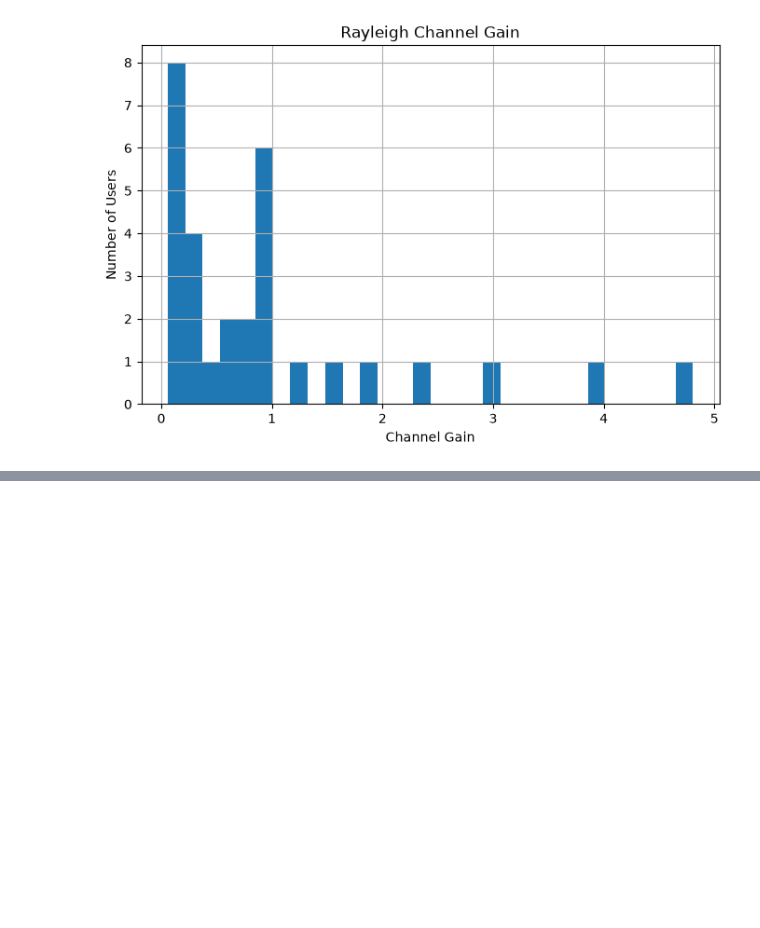
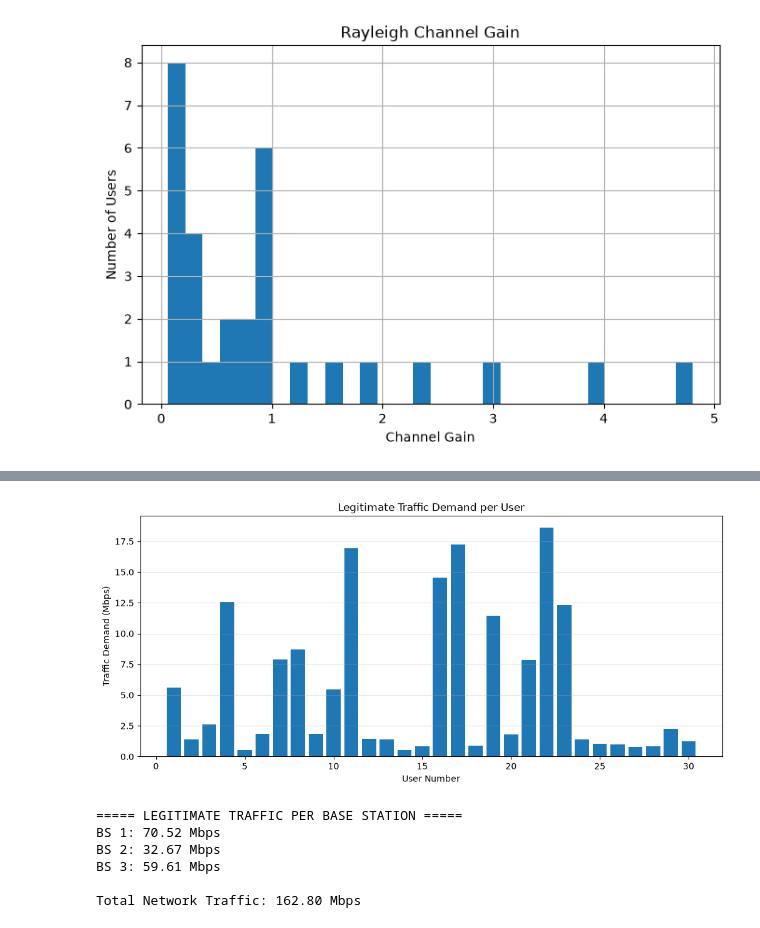
Before and after one commit to Chathuranga630/sionna, a Jupyter notebook: Spoofed_Traffic_v3.ipynb, the cells around one changed output, grey strips where cells are left out. Saved outputs shown, nothing was run; the diff lists cells and outputs as text; code cells hidden in the pictures; blank space fills up the shorter version.

```diff
--- a/Spoofed_Traffic_v3.ipynb
+++ b/Spoofed_Traffic_v3.ipynb
@@ -1805,0 +1988,58 @@ plt.show()
+# %%
+# STEP 13.3 - Plot Traffic Demand per User
+
+plt.figure(figsize=(12, 5))
+
+plt.bar(
+    np.arange(1, num_users + 1),
+    user_traffic
+)
+
+plt.xlabel("User Number")
+plt.ylabel("Traffic Demand (Mbps)")
+plt.title("Legitimate Traffic Demand per User")
+
+plt.grid(axis="y", alpha=0.3)
+
+plt.show()
+# %% [output]
+[figure, added]
+# %%
+assignments_beamforming
+
+# STEP 13.4 - Calculate Traffic Load per Base Station
+
+traffic_per_bs = np.zeros(num_bs)
+
+for bs in range(num_bs):
+
+    # Get users assigned to this BS
+    bs_users = (
+        assignments_beamforming == bs
+    )
+
+    # Sum traffic from assigned users
+    traffic_per_bs[bs] = np.sum(
+        user_traffic[bs_users]
+    )
+
+print("===== LEGITIMATE TRAFFIC PER BASE STATION =====")
+
+for bs in range(num_bs):
+
+    print(
+        f"BS {bs+1}: "
+        f"{traffic_per_bs[bs]:.2f} Mbps"
+    )
+
+print(
+    "\nTotal Network Traffic:",
+    f"{np.sum(traffic_per_bs):.2f} Mbps"
+)
+# %% [output]
+===== LEGITIMATE TRAFFIC PER BASE STATION =====
+BS 1: 70.52 Mbps
+BS 2: 32.67 Mbps
+BS 3: 59.61 Mbps
+
+Total Network Traffic: 162.80 Mbps
```
Also changed, not shown: parts of 69 cells of this notebook.
